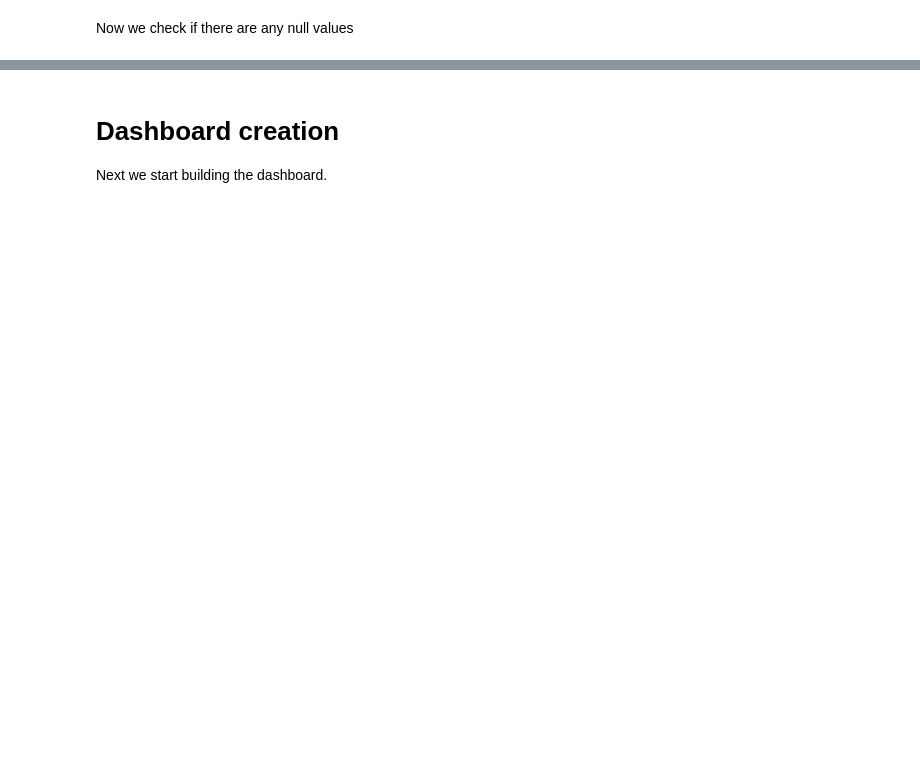
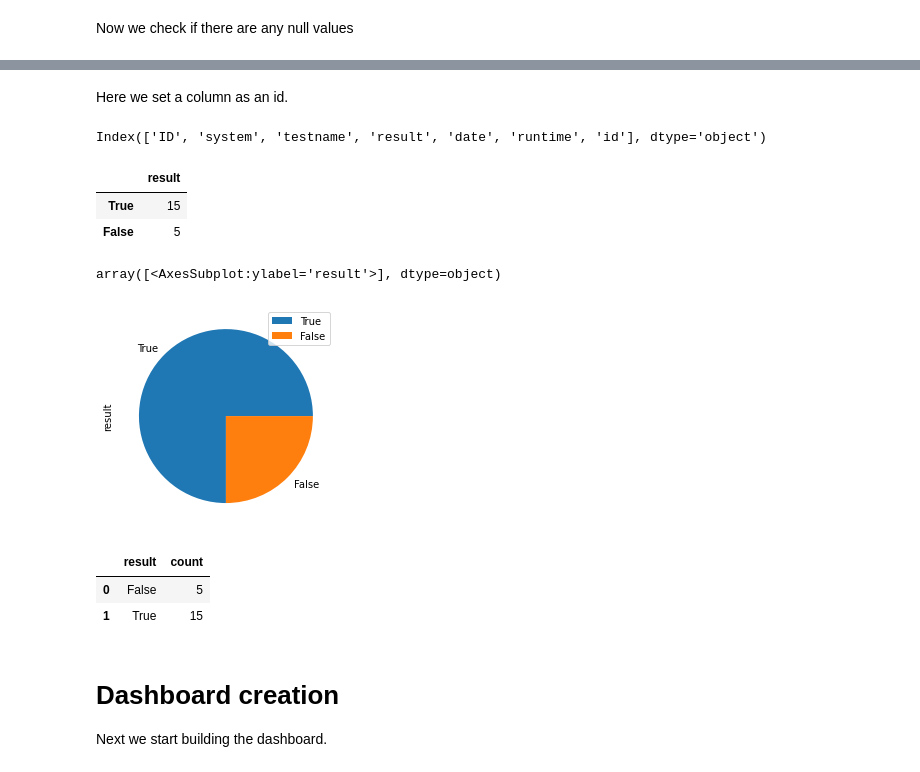
Before and after one commit to Nikki-gea/software_test_visualization, a Jupyter notebook: Masther_thesis.ipynb, the cells around one changed output, grey strips where cells are left out. Drawn from its saved outputs; the diff is of its cells as text; code cells hidden in the pictures; blank space fills up the shorter version.

Commit message:
Pie chart and table done

```diff
--- a/Masther_thesis.ipynb
+++ b/Masther_thesis.ipynb
@@ -62,3 +66,37 @@ result      False
 date        False
 runtime     False
 dtype: bool
+# %% [markdown]
+Here we set a column as an id.
+# %%
+data['id'] = data['ID']
+data.set_index('id', inplace=True, drop=False)
+print(data.columns)
+# %% [output]
+Index(['ID', 'system', 'testname', 'result', 'date', 'runtime', 'id'], dtype='object')
+# %%
+sub_data = data [['system', 'result']]
+sub_data = sub_data['result'].value_counts().to_frame()
+#sub_data.value_counts().to_frame()
+sub_data
+#
+#(sub_data.value_counts()).plot(kind="pie")
+# %% [output]
+|  | result |
+| True | 15 |
+| False | 5 |
+# %%
+sub_data.plot(kind="pie", subplots=True)
+# %% [output]
+array([<AxesSubplot:ylabel='result'>], dtype=object)
+[figure, added]
+# %%
+dataset=data.groupby('result').size().reset_index(name='count')
+dataset.replace(to_replace= "1", value = "Passed")
+dataset
+#fig = px.bar(dataset, x='result', y='count')
+#fig.show()
+# %% [output]
+|  | result | count |
+| 0 | False | 5 |
+| 1 | True | 15 |
```
Also changed, not shown: parts of 12 cells of this notebook, 1 other file.
